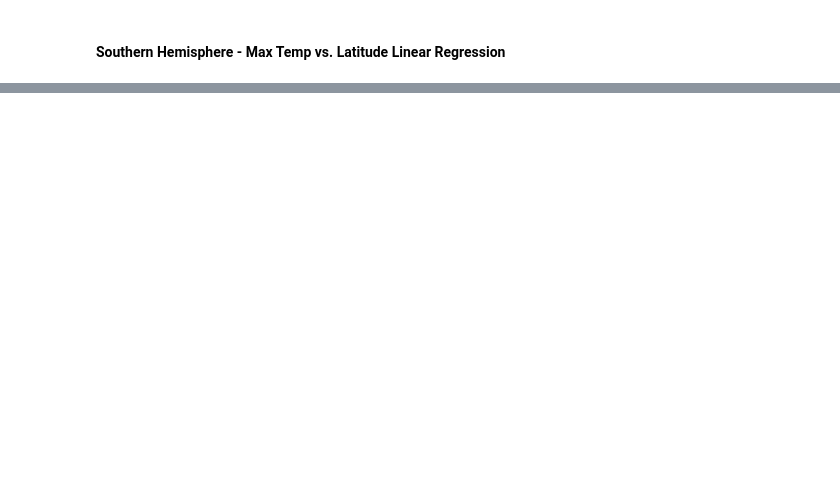
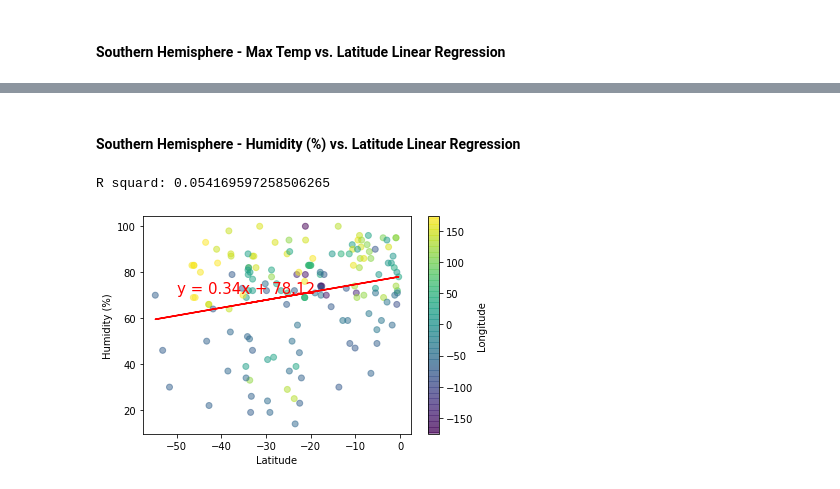
Before and after one commit to TreyWarren/python-api-challenge, a Jupyter notebook: WeatherPy.ipynb, the cells around one changed output, grey strips where cells are left out. Drawn from its saved outputs; the diff is of its cells as text; code cells hidden in the pictures; blank space fills up the shorter version.

```diff
--- a/WeatherPy.ipynb
+++ b/WeatherPy.ipynb
@@ -252,0 +277,7 @@ R squard: 0.6816691541672926
+# %% [markdown]
+####  Southern Hemisphere - Humidity (%) vs. Latitude Linear Regression
+# %%
+Southern_Lat_Regression('Humidity', '%')
+# %% [output]
+R squard: 0.054169597258506265
+[figure, added]
```
Also changed, not shown: parts of 31 cells of this notebook, 15 other files.
